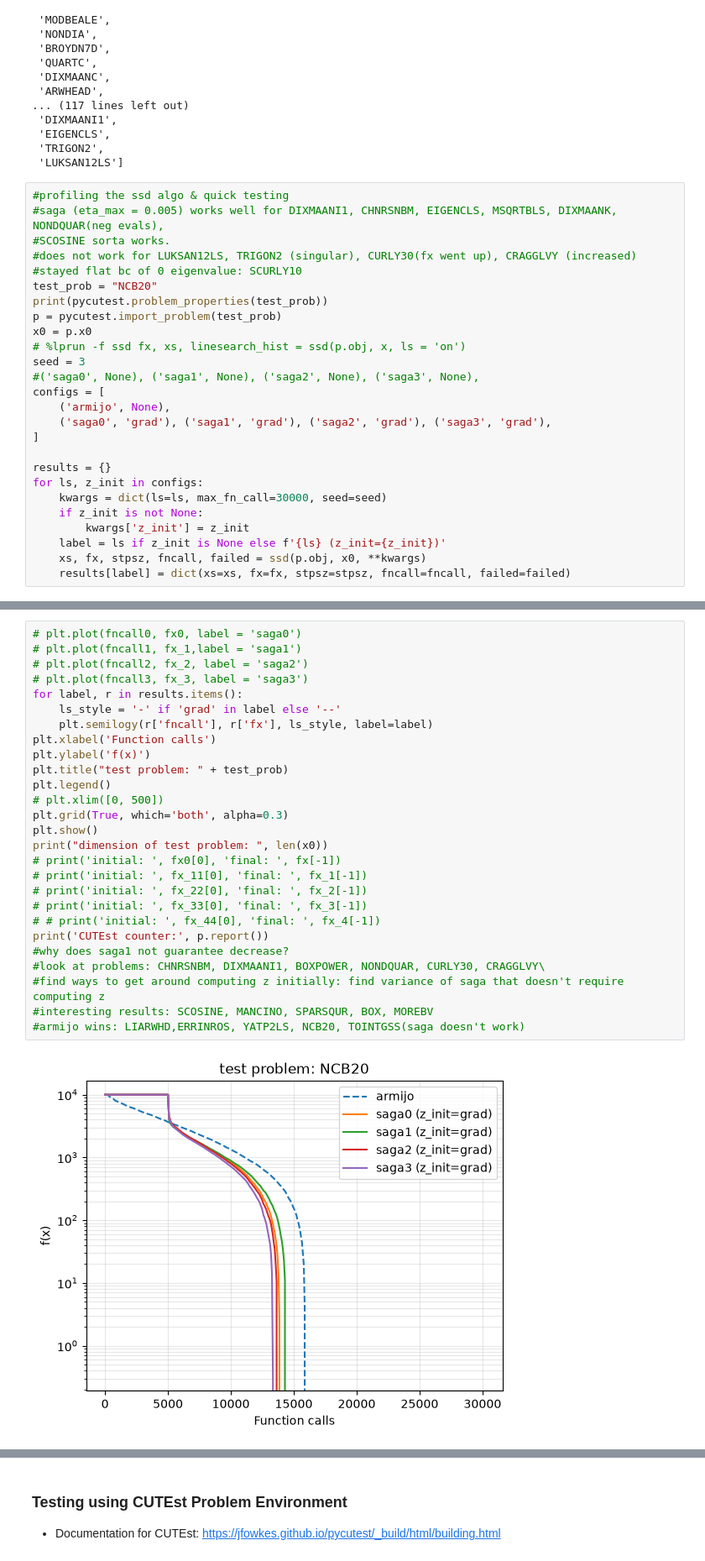
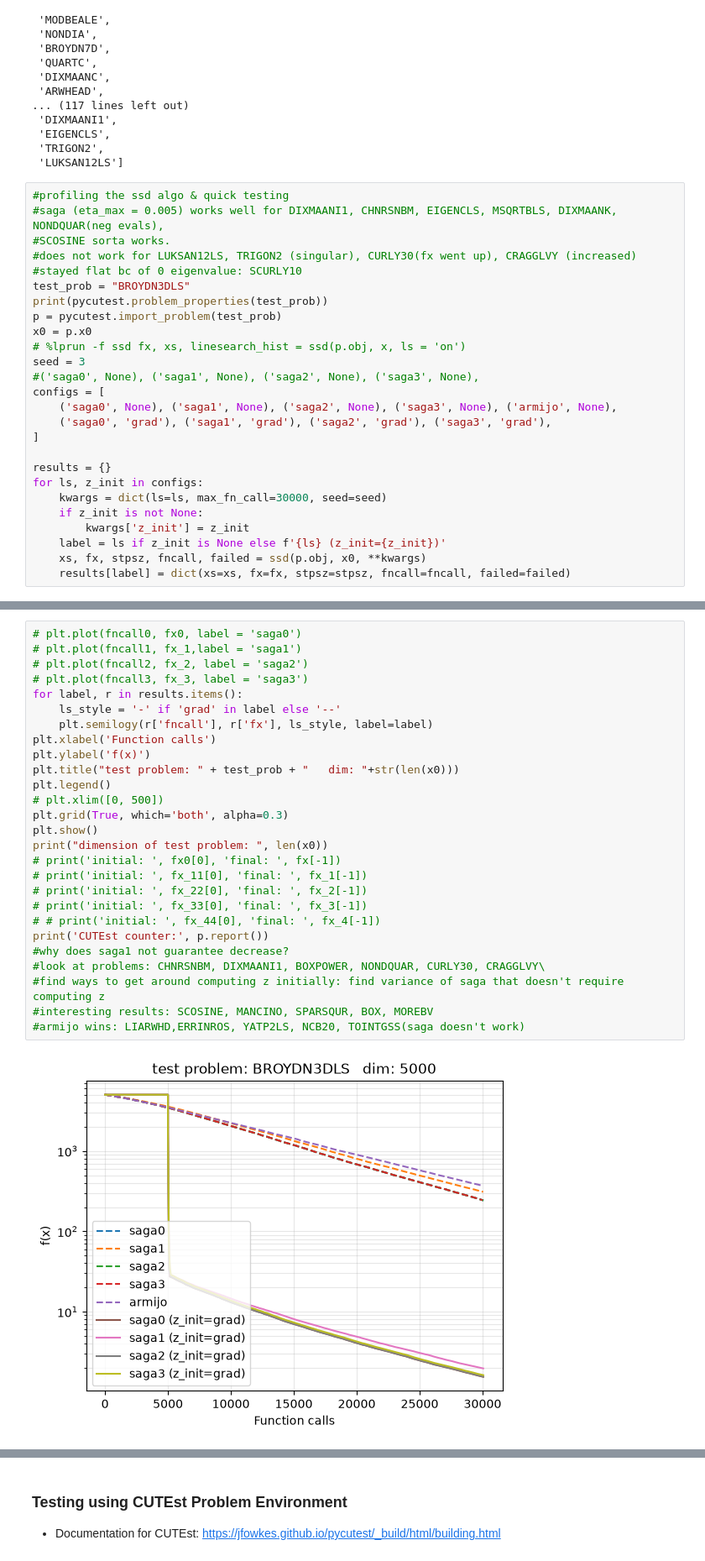
Before and after one commit to rileywuisme/Derivative-Free-Optimization-methods, a Jupyter notebook: SSD_draft.ipynb, the cells around one changed output, grey strips where cells are left out. Shown: that part at 84% size. Cells and saved outputs as stored; diff of their text form.

```diff
--- a/SSD_draft.ipynb
+++ b/SSD_draft.ipynb
@@ -80,7 +80,7 @@ pycutest.find_problems(constraints='unconstrained', userN=True)
 #SCOSINE sorta works.
 #does not work for LUKSAN12LS, TRIGON2 (singular), CURLY30(fx went up), CRAGGLVY (increased)
 #stayed flat bc of 0 eigenvalue: SCURLY10
-test_prob = "NCB20"
+test_prob = "BROYDN3DLS"
 print(pycutest.problem_properties(test_prob))
 p = pycutest.import_problem(test_prob)
 x0 = p.x0
@@ -88,7 +88,7 @@ x0 = p.x0
 seed = 3
 #('saga0', None), ('saga1', None), ('saga2', None), ('saga3', None),
 configs = [
-    ('armijo', None),
+    ('saga0', None), ('saga1', None), ('saga2', None), ('saga3', None), ('armijo', None),
     ('saga0', 'grad'), ('saga1', 'grad'), ('saga2', 'grad'), ('saga3', 'grad'),
 ]
 
@@ -105,29 +105,29 @@ for ls, z_init in configs:
 # %%
 # plt.plot(fncall0, fx0, label = 'saga0')
 # plt.plot(fncall1, fx_1,label = 'saga1')
 # plt.plot(fncall2, fx_2, label = 'saga2')
 # plt.plot(fncall3, fx_3, label = 'saga3')
 for label, r in results.items():
     ls_style = '-' if 'grad' in label else '--'
     plt.semilogy(r['fncall'], r['fx'], ls_style, label=label)
 plt.xlabel('Function calls')
 plt.ylabel('f(x)')
-plt.title("test problem: " + test_prob)
+plt.title("test problem: " + test_prob + "   dim: "+str(len(x0)))
 plt.legend()
 # plt.xlim([0, 500])
 plt.grid(True, which='both', alpha=0.3)
 plt.show()
 print("dimension of test problem: ", len(x0))
 # print('initial: ', fx0[0], 'final: ', fx[-1])
 # print('initial: ', fx_11[0], 'final: ', fx_1[-1])
 # print('initial: ', fx_22[0], 'final: ', fx_2[-1])
 # print('initial: ', fx_33[0], 'final: ', fx_3[-1])
 # # print('initial: ', fx_44[0], 'final: ', fx_4[-1])
 print('CUTEst counter:', p.report())
 #why does saga1 not guarantee decrease?
 #look at problems: CHNRSNBM, DIXMAANI1, BOXPOWER, NONDQUAR, CURLY30, CRAGGLVY\
 #find ways to get around computing z initially: find variance of saga that doesn't require computing z
 #interesting results: SCOSINE, MANCINO, SPARSQUR, BOX, MOREBV
 #armijo wins: LIARWHD,ERRINROS, YATP2LS, NCB20, TOINTGSS(saga doesn't work)
 # %% [output]
-[figure, old version]
+[figure, new version]
```
Also changed, not shown: parts of 3 cells of this notebook, 1 other file.
